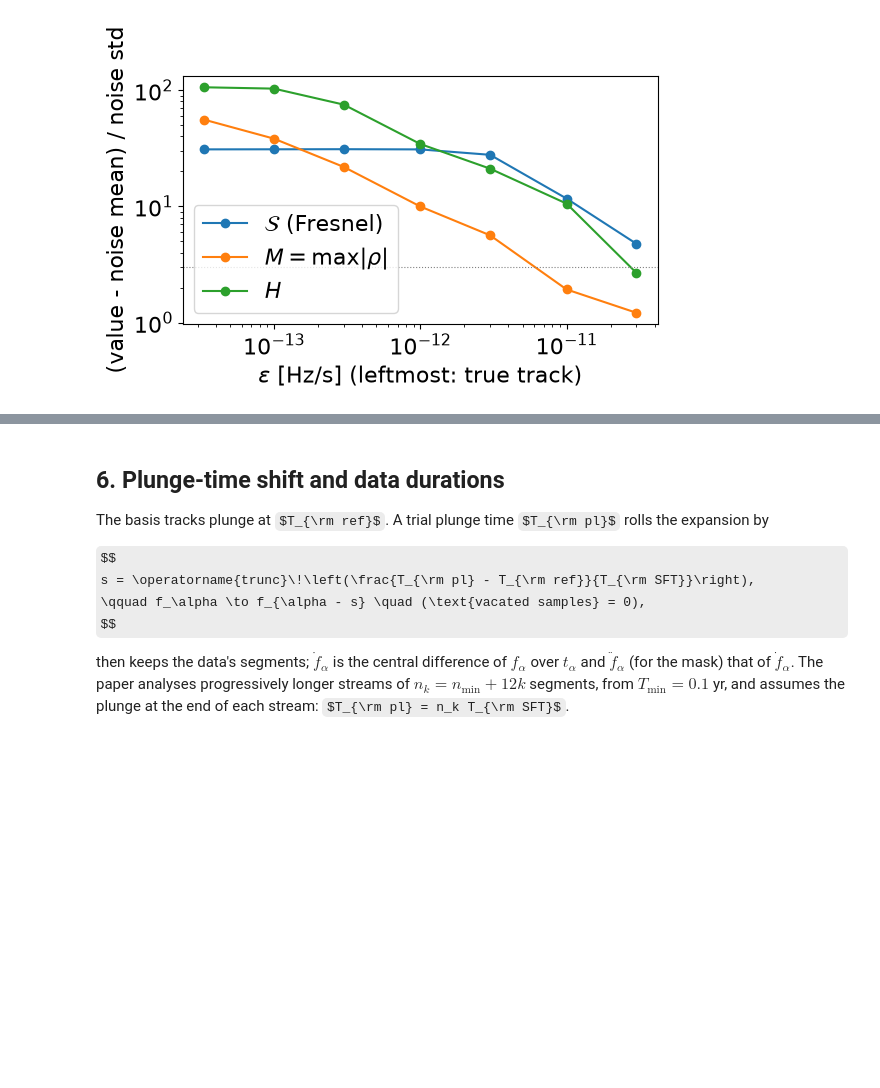
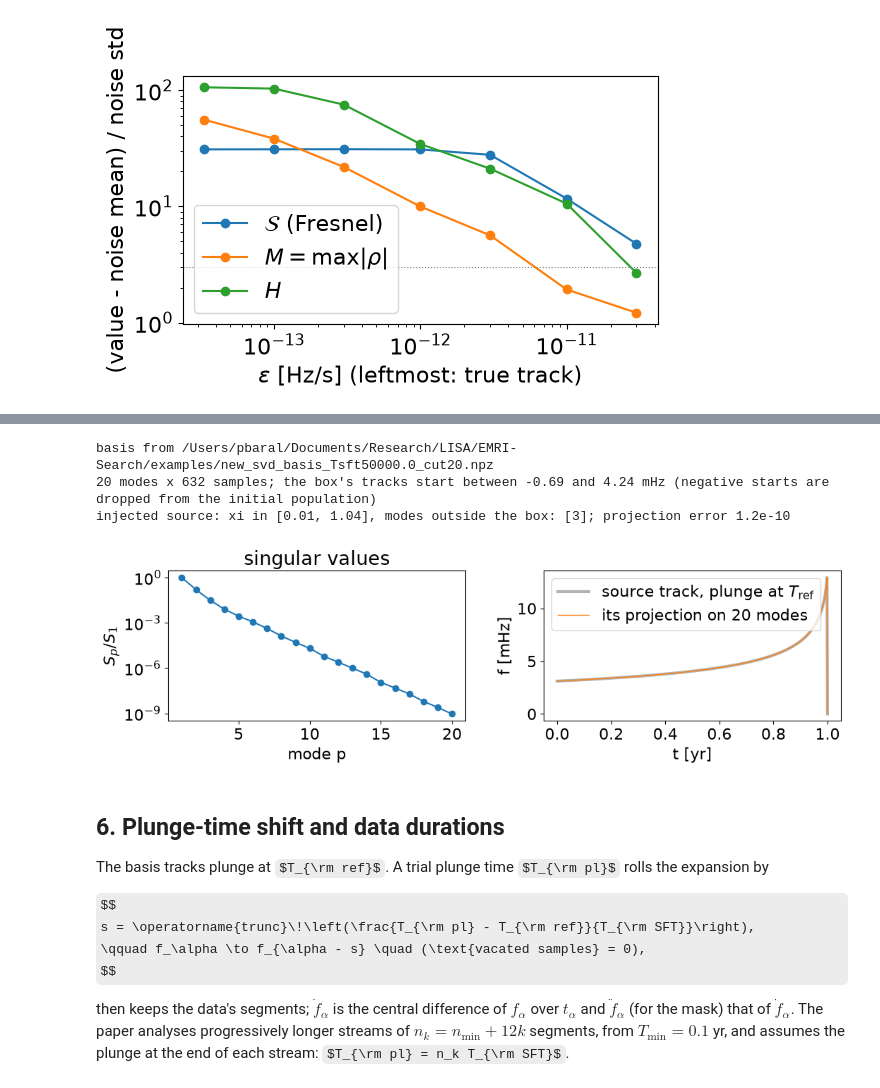
Before and after one commit to Pratyusava/lisa-analysis-tools, a Jupyter notebook: scripts/emri_search/emri_search_lorenzo.ipynb, the cells around one changed output, grey strips where cells are left out. Cells and saved outputs as stored; diff of their text form; code cells hidden in the pictures; some formulas as TeX source; blank space fills up the shorter version.

```diff
--- a/scripts/emri_search/emri_search_lorenzo.ipynb
+++ b/scripts/emri_search/emri_search_lorenzo.ipynb
@@ -180,3 +173,20 @@ T_REF = YRSID_SI             # basis tracks plunge at 1 yr
+# %%
+BASIS_SOURCE = "file"        # "file": BASIS_FILE;  "build": the SVD of a FEW track bank with the inputs below
+BASIS_FILE = os.path.join(EMRI_SEARCH_DIR, "examples/new_svd_basis_Tsft50000.0_cut20.npz")   # Lorenzo's basis
+T_REF = YRSID_SI             # the basis tracks plunge at T_REF (Lorenzo's file: 1 yr)
+# "build" inputs
+N_BANK = 1_000               # PAPER: 10_000 (~0.25 s per track on a laptop);  Lorenzo's file: 46_371 tracks
+SOURCE_PRIOR = {             # PAPER (Table 1); also the source prior of the comparison (Sec. 10)
+    "log10_m1": (np.log10(5e5), np.log10(5e6)),
+    "m2": (1.0, 100.0),
+    "a": (0.0, 0.998),
+    "e_f": (0.0, 0.1),
+}
+N_MODES = 20                 # PAPER / REPO: 20
+BOX_QUANTILE = 0.015         # REPO (matches lb / ub in Lorenzo's file); paper text: "symmetric 3 sigma"
+FIRST_MODE_MAX = True        # REPO: mode 1's upper edge is the maximum of the bank
+BANK_SEED = 2601
+BASIS_SAVE = os.path.join(RESULTS_DIR, f"svd_basis_{N_BANK}x{N_MODES}.npz")
 # %% [markdown]
 ### 1e. Statistic
 
@@ -609,3 +566,47 @@ Lorenzo  basis: source xi in [0.01, 1.04]; modes outside the box: [np.int64(3)]
+# %%
+t_basis = np.arange(0.0, T_REF, T_SFT)                        # the basis grid (632 samples for T_REF = 1 yr)
+if BASIS_SOURCE == "file":
+    basis = SVDBasis.from_npz(BASIS_FILE)
+    print(f"basis from {BASIS_FILE}")
+elif BASIS_SOURCE == "build":
+    bank, bank_params = few_track_bank(SOURCE_PRIOR, N_BANK, t_basis, T_REF, seed=BANK_SEED)
+    basis = SVDBasis.build(bank, N_MODES, box_quantile=BOX_QUANTILE, first_mode_max=FIRST_MODE_MAX)
+    basis.save_npz(BASIS_SAVE)
+    print(f"{elapsed()} basis built from {len(bank)} tracks and saved to {BASIS_SAVE}")
+else:
+    raise ValueError(f"BASIS_SOURCE must be 'file' or 'build', not {BASIS_SOURCE!r}")
+if basis.n_samples != t_basis.size:
+    raise ValueError(f"the basis has {basis.n_samples} samples but T_REF / T_SFT give {t_basis.size}")
+f_lo, f_hi = basis.frequency_range()
+print(f"{basis.n_modes} modes x {basis.n_samples} samples; the box's tracks start between {f_lo * 1e3:.2f} and "
+      f"{f_hi * 1e3:.2f} mHz (negative starts are dropped from the initial population)")
+
+# The injected source in this basis: its track plunging at T_REF, projected on the modes.
+f_src = FEWHarmonicTrackModel(t_basis, m=2, n=0)((M1, M2, SPIN, T_REF / YRSID_SI, E_F)).f
+f_src[t_basis + T_SFT > T_REF] = 0.0                            # the segment that does not complete before the plunge
+c_src = basis.V @ f_src
+xi_src = (c_src - basis.lb) / (basis.ub - basis.lb)
+outside = np.flatnonzero((xi_src < 0) | (xi_src > 1))
+rel_err = np.linalg.norm(f_src - c_src @ basis.V) / np.linalg.norm(f_src)
+print(f"injected source: xi in [{xi_src.min():.2f}, {xi_src.max():.2f}], modes outside the box: {outside.tolist()}; "
+      f"projection error {rel_err:.1e}")
+
+fig, ax = plt.subplots(1, 2, figsize=(11, 3.5))
+if basis.S is not None:
+    ax[0].semilogy(np.arange(1, basis.n_modes + 1), basis.S / basis.S[0], "o-")
+ax[0].set_xlabel("mode p"); ax[0].set_ylabel(r"$S_p / S_1$"); ax[0].set_title("singular values")
+if BASIS_SOURCE == "build":
+    for i in np.linspace(0, len(bank) - 1, 15, dtype=int):
+        ax[1].plot(t_basis / YRSID_SI, bank[i] * 1e3, color="grey", lw=0.5, alpha=0.5)
+ax[1].plot(t_basis / YRSID_SI, f_src * 1e3, "k", lw=3, alpha=0.3, label=r"source track, plunge at $T_{\rm ref}$")
+ax[1].plot(t_basis / YRSID_SI, (c_src @ basis.V) * 1e3, "C1", lw=1, label=f"its projection on {basis.n_modes} modes")
+ax[1].set_xlabel("t [yr]"); ax[1].set_ylabel("f [mHz]"); ax[1].legend()
+plt.tight_layout()
+# %% [output]
+basis from /Users/pbaral/Documents/Research/LISA/EMRI-Search/examples/new_svd_basis_Tsft50000.0_cut20.npz
+20 modes x 632 samples; the box's tracks start between -0.69 and 4.24 mHz (negative starts are dropped from the initial population)
+injected source: xi in [0.01, 1.04], modes outside the box: [3]; projection error 1.2e-10
+[figure, added]
 # %% [markdown]
 ## 6. Plunge-time shift and data durations
 
```
Also changed, not shown: parts of 17 cells of this notebook, 5 other files.
